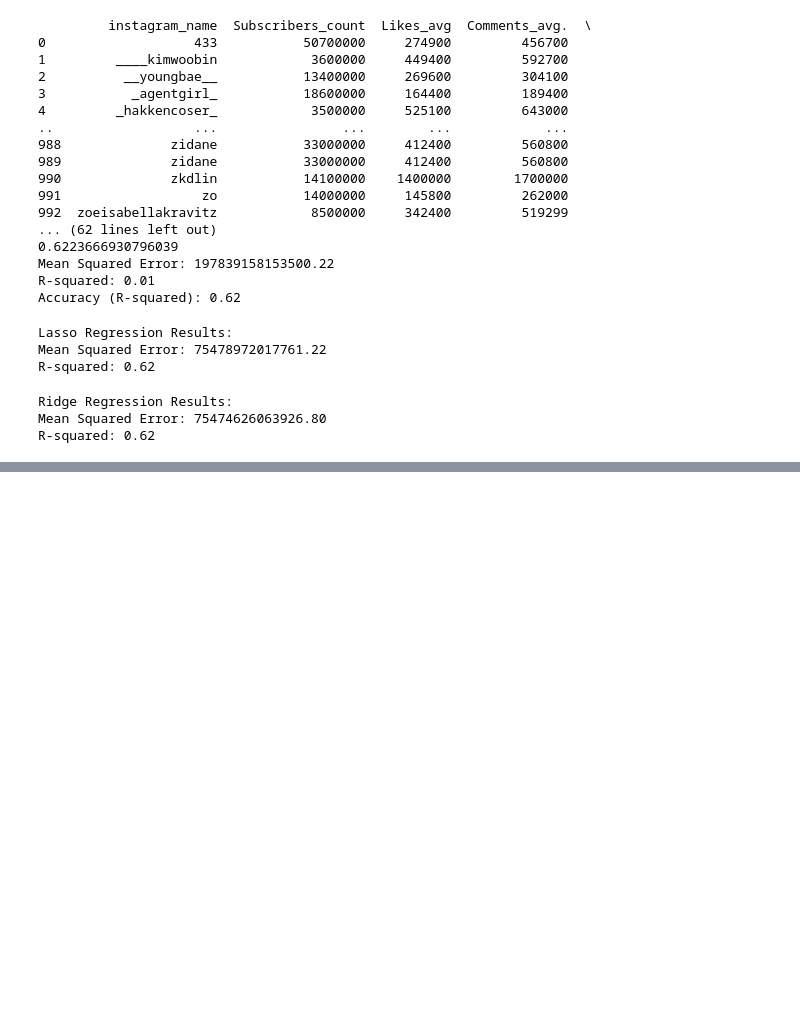
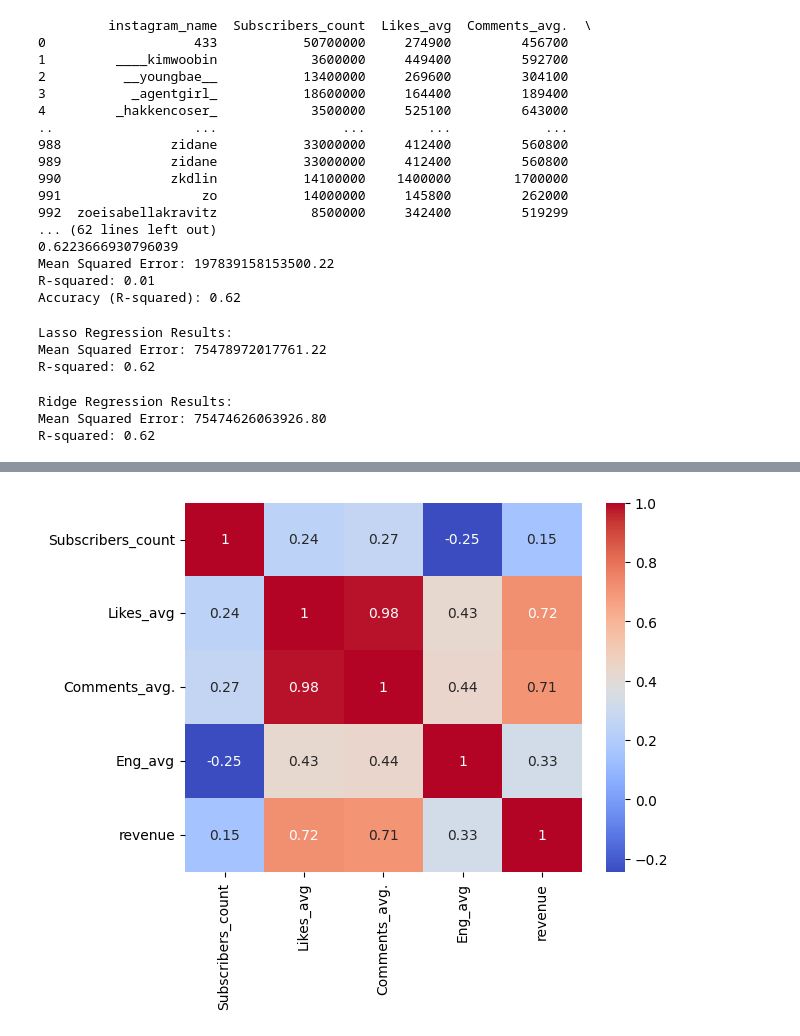
Before and after one commit to sriramreddy-7/DAFE_ML, a Jupyter notebook: DAFE_7.ipynb, the cells around one changed output, grey strips where cells are left out. Cells and saved outputs as stored; diff of their text form; code cells hidden in the pictures; blank space fills up the shorter version.

```diff
--- a/DAFE_7.ipynb
+++ b/DAFE_7.ipynb
@@ -178,0 +194,7 @@ R-squared: 0.62
+# %%
+import seaborn as sns
+corr_matrix = df.corr()
+sns.heatmap(corr_matrix, annot=True, cmap='coolwarm')
+plt.show()
+# %% [output]
+[figure, added]
```
Also changed, not shown: parts of 4 cells of this notebook.
